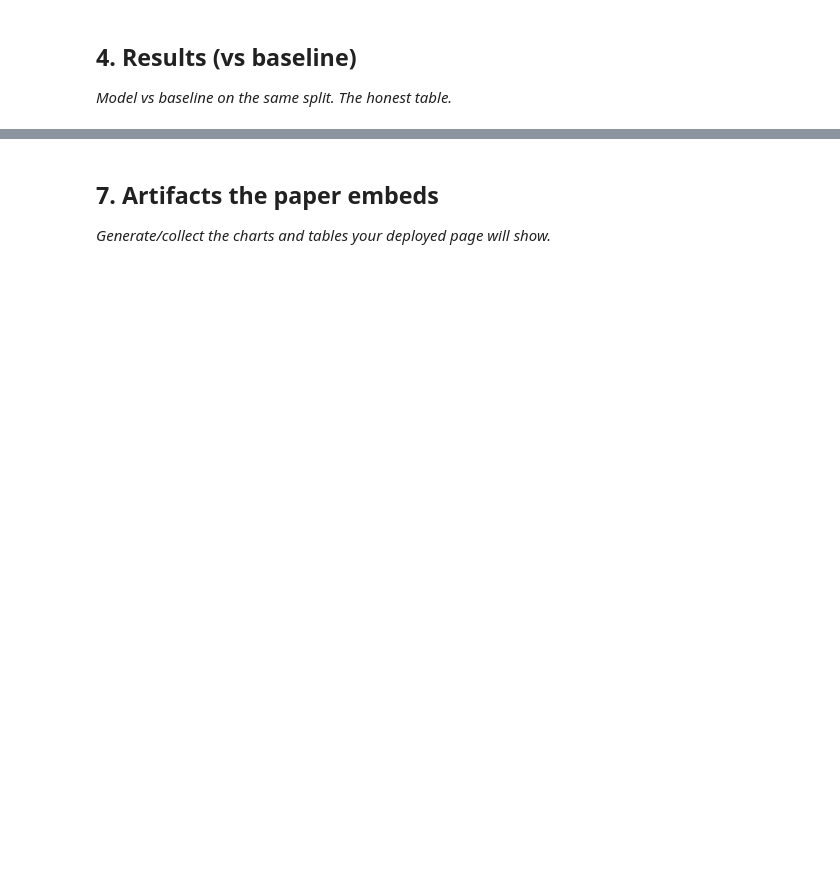
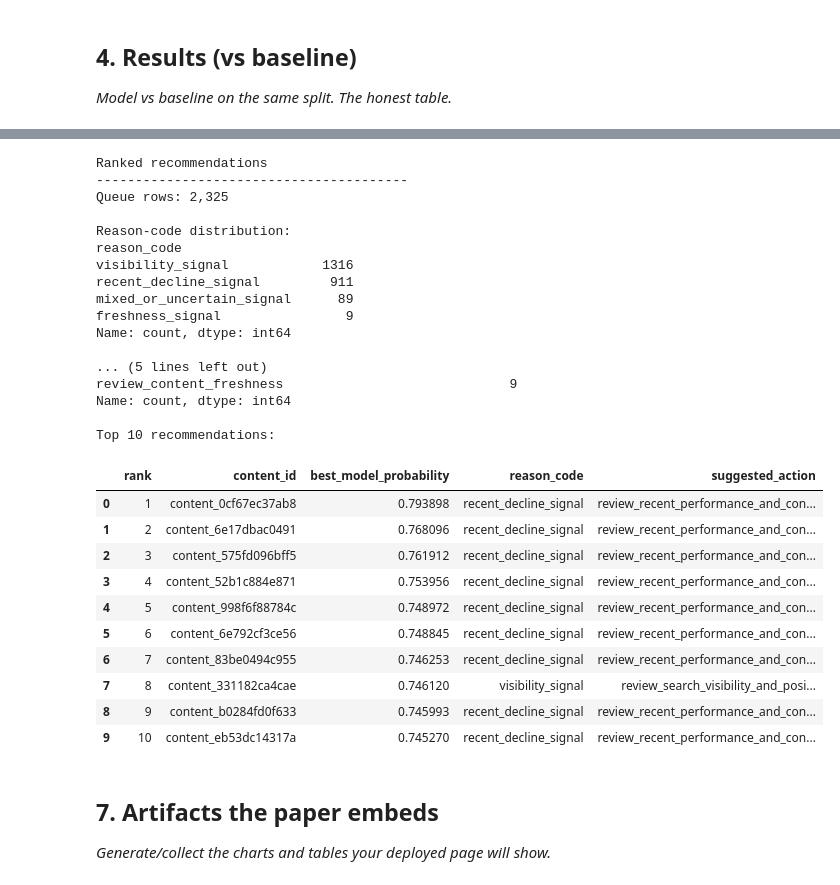
Before and after one commit to Ishwarsolanki-004/ML-internship-with-flyrank-ai, a Jupyter notebook: work/notebooks/capstone.ipynb, the cells around one changed output, grey strips where cells are left out. Cells and saved outputs as stored; diff of their text form; code cells hidden in the pictures; blank space fills up the shorter version.

```diff
--- a/work/notebooks/capstone.ipynb
+++ b/work/notebooks/capstone.ipynb
@@ -33,3 +516,67 @@ This skeleton is yours to fill. Work the sections **in order** — each one has
+# %%
+# Section 6 — Ranked recommendations check
+
+import pandas as pd
+from pathlib import Path
+
+project_root = Path.cwd().parents[1]
+
+queue_path = project_root / "work" / "outputs" / "w07_ranked_action_queue.csv"
+
+queue = pd.read_csv(queue_path)
+
+print("Ranked recommendations")
+print("-" * 40)
+
+print(f"Queue rows: {len(queue):,}")
+
+print("\nReason-code distribution:")
+print(queue["reason_code"].value_counts())
+
+print("\nSuggested-action distribution:")
+print(queue["suggested_action"].value_counts())
+
+print("\nTop 10 recommendations:")
+display(
+    queue[
+        [
+            "rank",
+            "content_id",
+            "best_model_probability",
+            "reason_code",
+            "suggested_action"
+        ]
+    ].head(10)
+)
+# %% [output]
+Ranked recommendations
+----------------------------------------
+Queue rows: 2,325
+
+Reason-code distribution:
+reason_code
+visibility_signal            1316
+recent_decline_signal         911
+mixed_or_uncertain_signal      89
+freshness_signal                9
+Name: count, dtype: int64
+
+... (5 lines left out)
+review_content_freshness                             9
+Name: count, dtype: int64
+
+Top 10 recommendations:
+|  | rank | content_id | best_model_probability | reason_code | suggested_action |
+| 0 | 1 | content_0cf67ec37ab8 | 0.793898 | recent_decline_signal | review_recent_performance_and_con... |
+| 1 | 2 | content_6e17dbac0491 | 0.768096 | recent_decline_signal | review_recent_performance_and_con... |
+| 2 | 3 | content_575fd096bff5 | 0.761912 | recent_decline_signal | review_recent_performance_and_con... |
+| 3 | 4 | content_52b1c884e871 | 0.753956 | recent_decline_signal | review_recent_performance_and_con... |
+| 4 | 5 | content_998f6f88784c | 0.748972 | recent_decline_signal | review_recent_performance_and_con... |
+| 5 | 6 | content_6e792cf3ce56 | 0.748845 | recent_decline_signal | review_recent_performance_and_con... |
+| 6 | 7 | content_83be0494c955 | 0.746253 | recent_decline_signal | review_recent_performance_and_con... |
+| 7 | 8 | content_331182ca4cae | 0.746120 | visibility_signal | review_search_visibility_and_posi... |
+| 8 | 9 | content_b0284fd0f633 | 0.745993 | recent_decline_signal | review_recent_performance_and_con... |
+| 9 | 10 | content_eb53dc14317a | 0.745270 | recent_decline_signal | review_recent_performance_and_con... |
 # %% [markdown]
 ## 7. Artifacts the paper embeds
 
```
Also changed, not shown: parts of 21 cells of this notebook, 18 other files.
